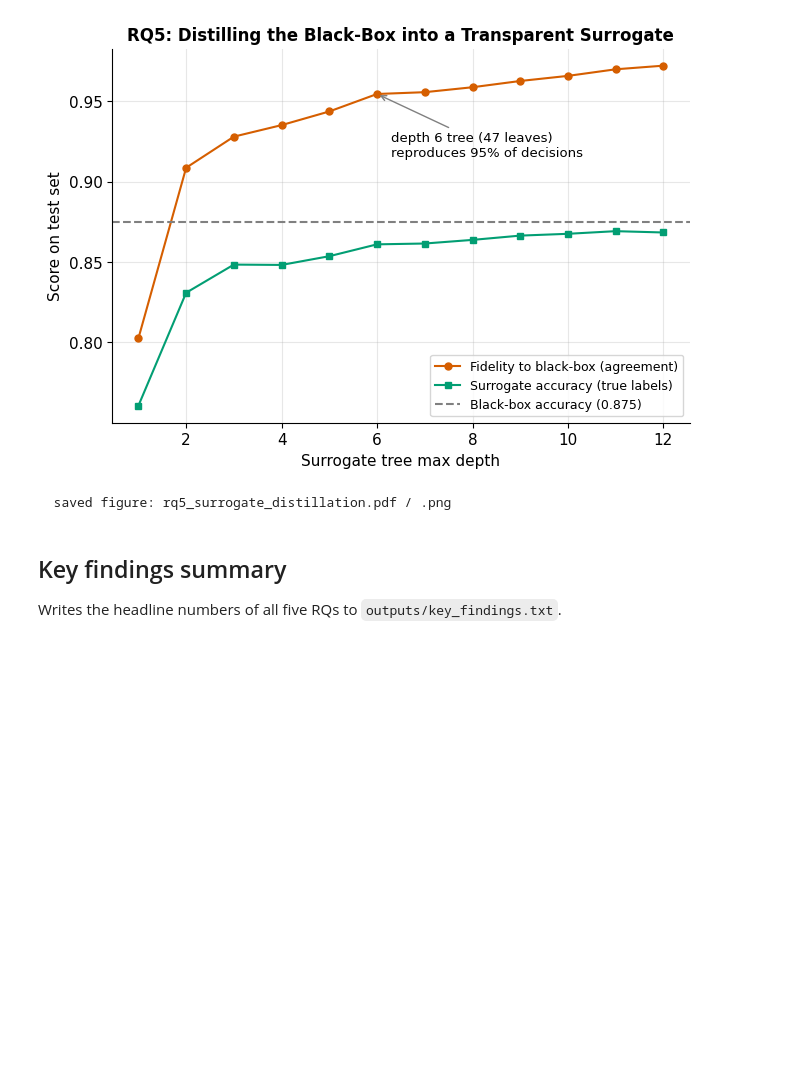
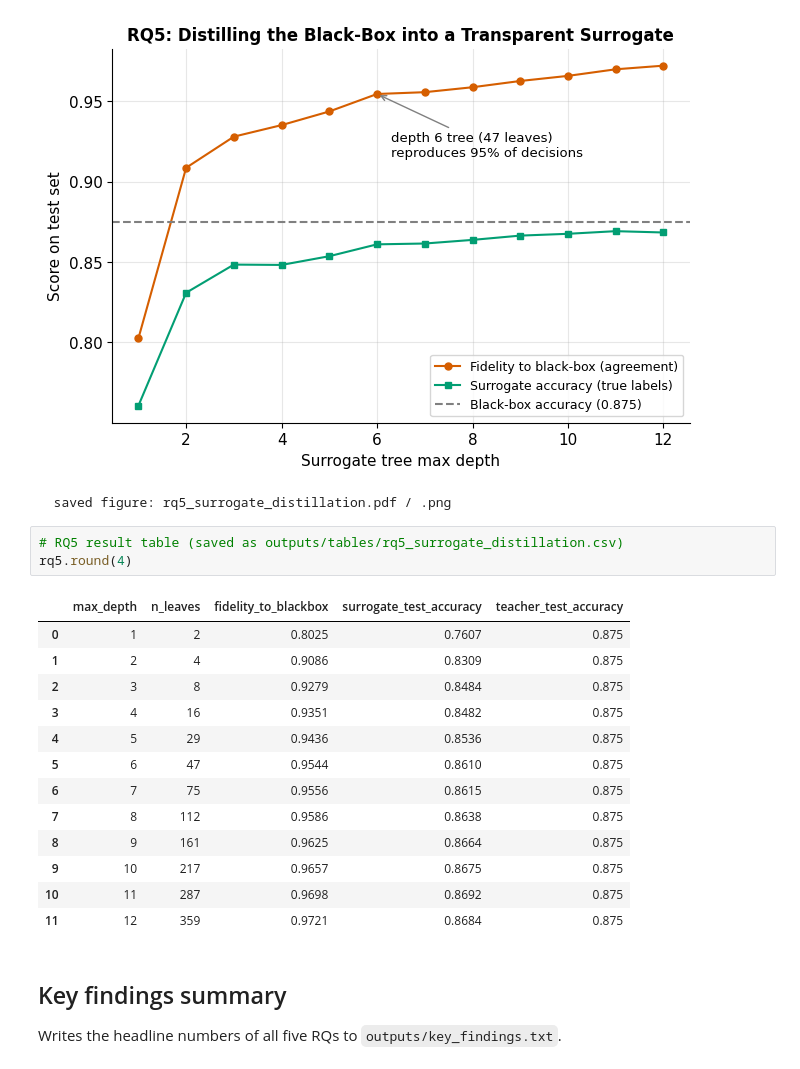
Before and after one commit to umuturklay/responsible-ai-tradeoff, a Jupyter notebook: adult_accuracy_transparency.ipynb, the cells around one changed output. Drawn from its saved outputs; the diff is of its cells as text; blank space fills up the shorter version.

```diff
--- a/adult_accuracy_transparency.ipynb
+++ b/adult_accuracy_transparency.ipynb
@@ -507,6 +567,23 @@ RQ5: surrogate distillation...
   depth 6 surrogate reproduces 95.4% of black-box decisions
 [figure]
   saved figure: rq5_surrogate_distillation.pdf / .png
+# %%
+# RQ5 result table (saved as outputs/tables/rq5_surrogate_distillation.csv)
+rq5.round(4)
+# %% [output]
+|  | max_depth | n_leaves | fidelity_to_blackbox | surrogate_test_accuracy | teacher_test_accuracy |
+| 0 | 1 | 2 | 0.8025 | 0.7607 | 0.875 |
+| 1 | 2 | 4 | 0.9086 | 0.8309 | 0.875 |
+| 2 | 3 | 8 | 0.9279 | 0.8484 | 0.875 |
+| 3 | 4 | 16 | 0.9351 | 0.8482 | 0.875 |
+| 4 | 5 | 29 | 0.9436 | 0.8536 | 0.875 |
+| 5 | 6 | 47 | 0.9544 | 0.8610 | 0.875 |
+| 6 | 7 | 75 | 0.9556 | 0.8615 | 0.875 |
+| 7 | 8 | 112 | 0.9586 | 0.8638 | 0.875 |
+| 8 | 9 | 161 | 0.9625 | 0.8664 | 0.875 |
+| 9 | 10 | 217 | 0.9657 | 0.8675 | 0.875 |
+| 10 | 11 | 287 | 0.9698 | 0.8692 | 0.875 |
+| 11 | 12 | 359 | 0.9721 | 0.8684 | 0.875 |
 # %% [markdown]
 ## Key findings summary
 
```
Also changed, not shown: parts of 4 cells of this notebook, 9 other files.
